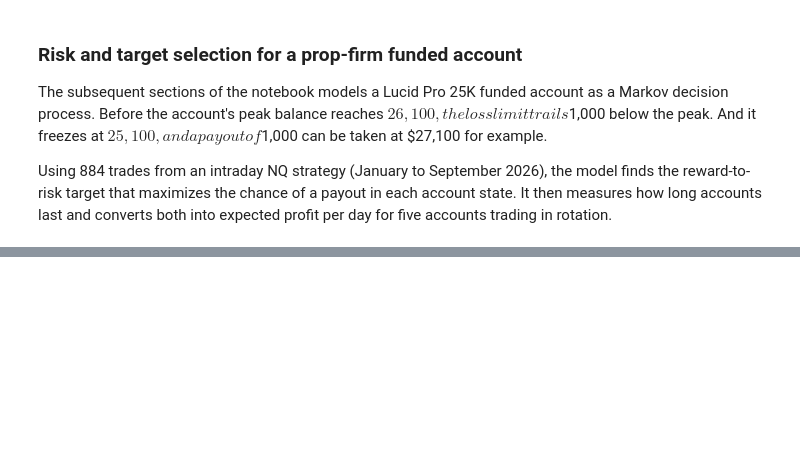
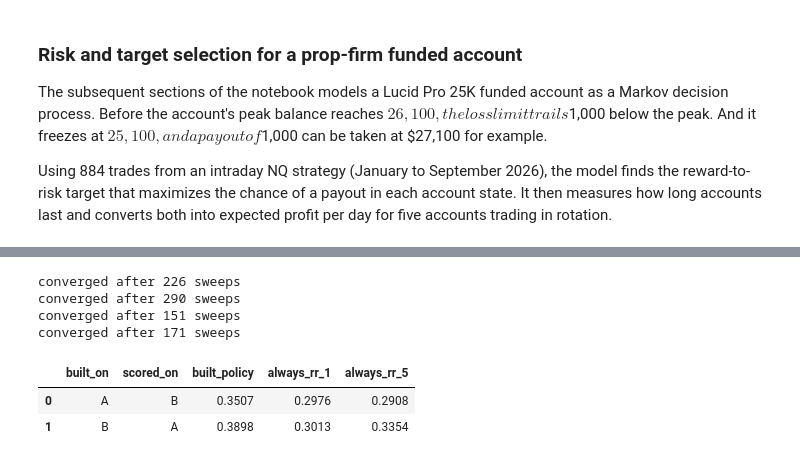
Before and after one commit to 2115hsun/Propfirm-Convex-Payoff-Analysis, a Jupyter notebook: Master Analysis/funded_analysis_notebook.ipynb, the cells around one changed output, grey strips where cells are left out. Cells and saved outputs as stored; diff of their text form; code cells hidden in the pictures; blank space fills up the shorter version.

```diff
--- a/Master Analysis/funded_analysis_notebook.ipynb
+++ b/Master Analysis/funded_analysis_notebook.ipynb
@@ -321,0 +444,22 @@ measures how long accounts last and converts both into expected profit per day f
+# %%
+half = len(post.RETURN_ARRAYS[1.0]) // 2
+halves = {name: {r: post.collapse_to_coin(a[sl]) for r, a in post.RETURN_ARRAYS.items()}
+          for name, sl in [("A", slice(None, half)), ("B", slice(half, None))]}
+vpost = {k: post.solve_post(c, post.risk)[0] for k, c in halves.items()}
+
+rows = []
+for build, test in [("A", "B"), ("B", "A")]:
+    _, policy = pre.solve_pre_fast(halves[build], vpost[build])
+    score = lambda pol: pre.evaluate_policy_pre_fast(pol, halves[test], vpost[test])[0, 0]
+    rows.append(dict(built_on=build, scored_on=test, built_policy=score(policy),
+                     always_rr_1=score(pre.fixed_policy(1.0)),
+                     always_rr_5=score(pre.fixed_policy(5.0))))
+pd.DataFrame(rows).round(4)
+# %% [output]
+converged after 226 sweeps
+converged after 290 sweeps
+converged after 151 sweeps
+converged after 171 sweeps
+|  | built_on | scored_on | built_policy | always_rr_1 | always_rr_5 |
+| 0 | A | B | 0.3507 | 0.2976 | 0.2908 |
+| 1 | B | A | 0.3898 | 0.3013 | 0.3354 |
```
Also changed, not shown: parts of 13 cells of this notebook, 1 other file.
